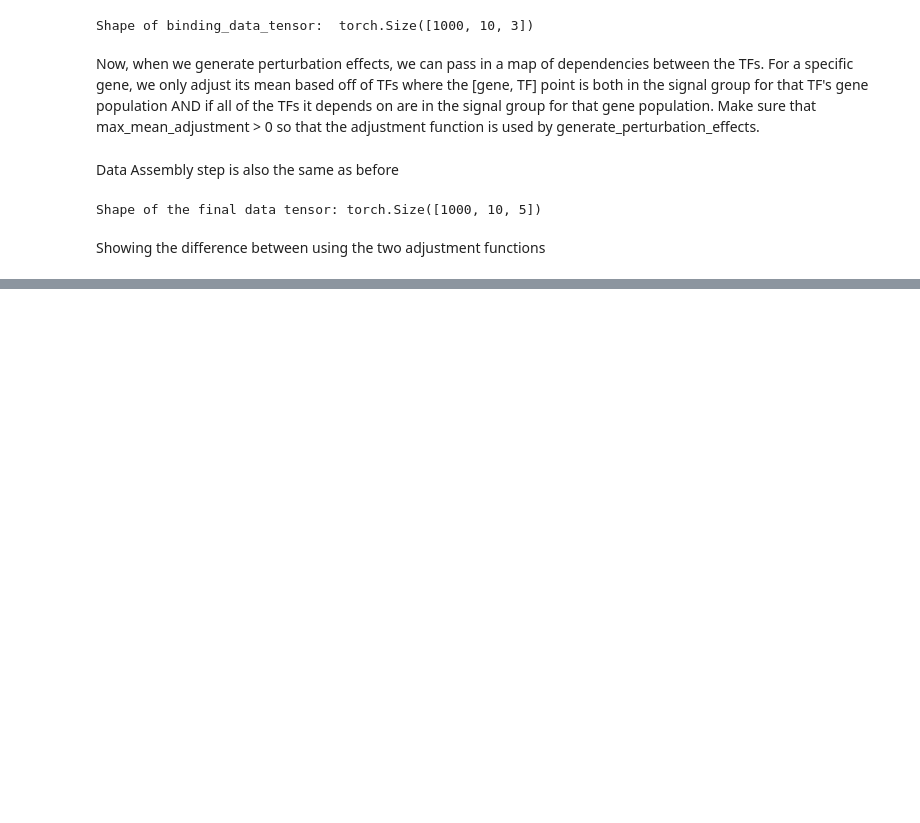
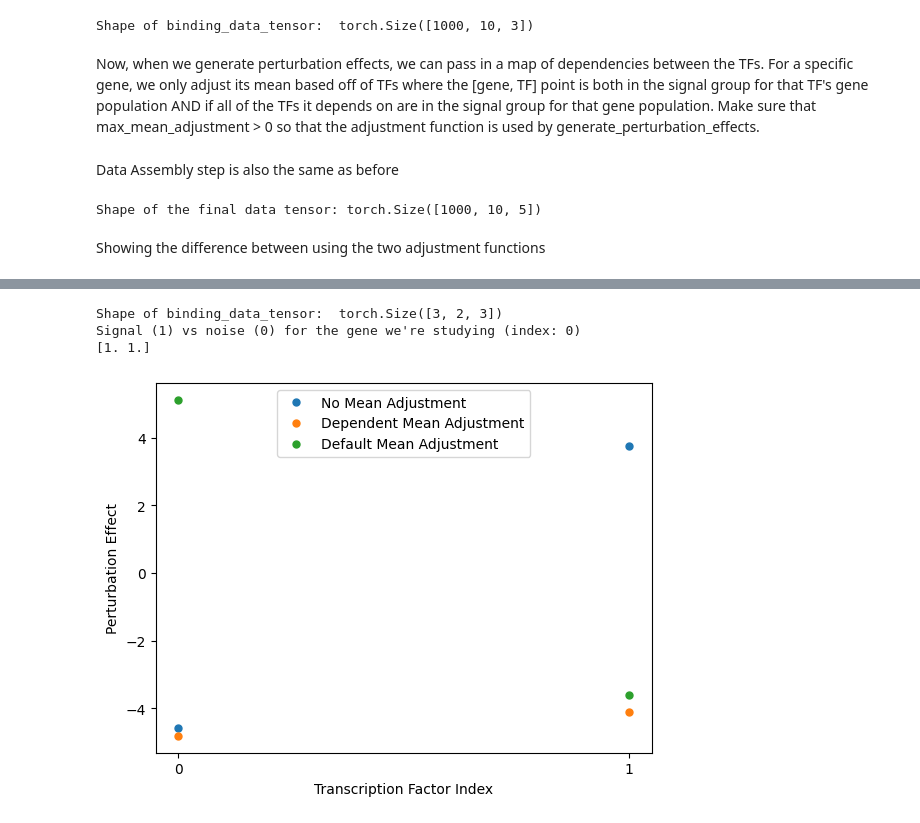
Before and after one commit to BrentLab/yeastdnnexplorer, a Jupyter notebook: yeastdnnexplorer/experiments/dependent_tf_data_generation.ipynb, the cells around one changed output, grey strips where cells are left out. Drawn from its saved outputs; the diff is of its cells as text; code cells hidden in the pictures; blank space fills up the shorter version.

```diff
--- a/yeastdnnexplorer/experiments/dependent_tf_data_generation.ipynb
+++ b/yeastdnnexplorer/experiments/dependent_tf_data_generation.ipynb
@@ -177,0 +409,13 @@ tf relationships
+# %%
+n_genes = 3
+signal = [1, 1]  # making this high for testing purposes
+n_sample = [1, 1]
+# no dependencies (so should behave like the default adjustment function)
+tf_relationships_mini = {0: [], 1: []}
+
+mini_dependent_adjustment_test(n_genes, signal, n_sample, tf_relationships_mini)
+# %% [output]
+Shape of binding_data_tensor:  torch.Size([3, 2, 3])
+Signal (1) vs noise (0) for the gene we're studying (index: 0)
+[1. 1.]
+[figure, added]
```
Also changed, not shown: parts of 9 cells of this notebook.
